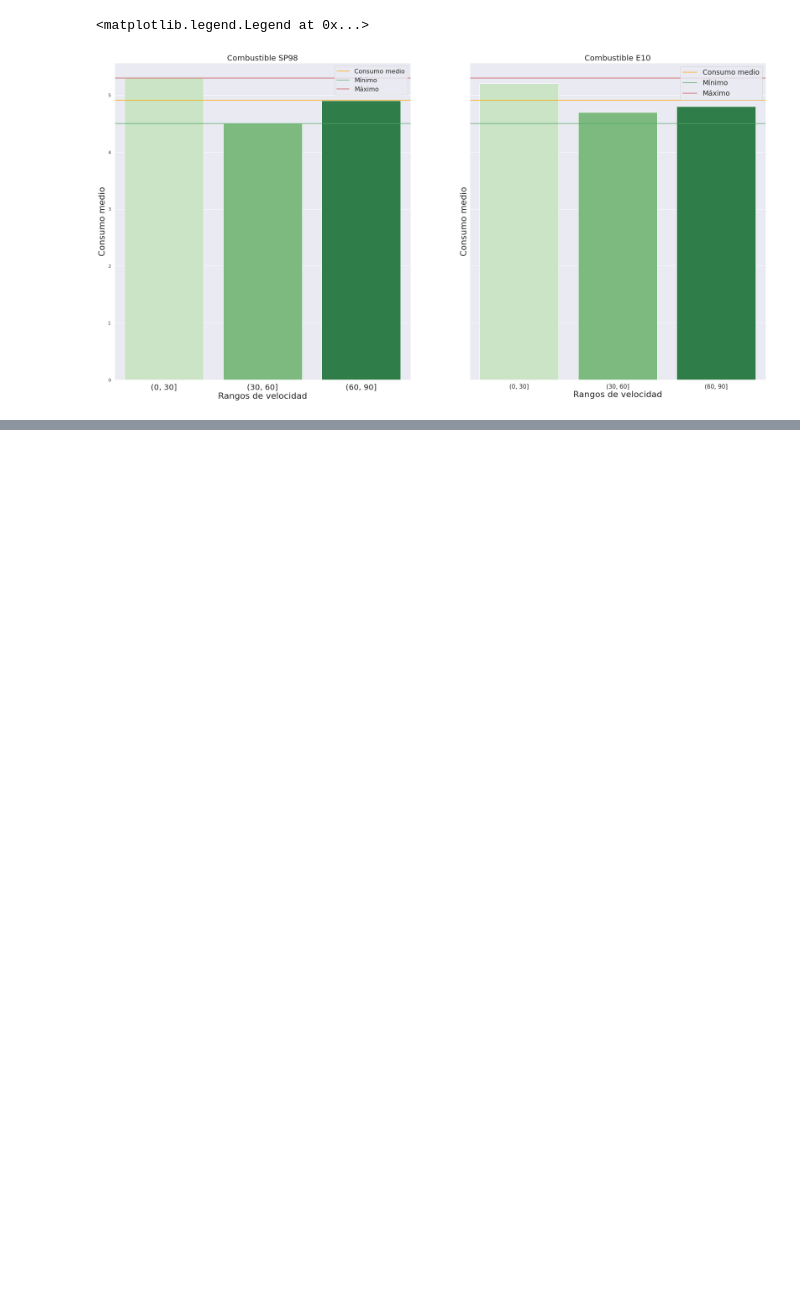
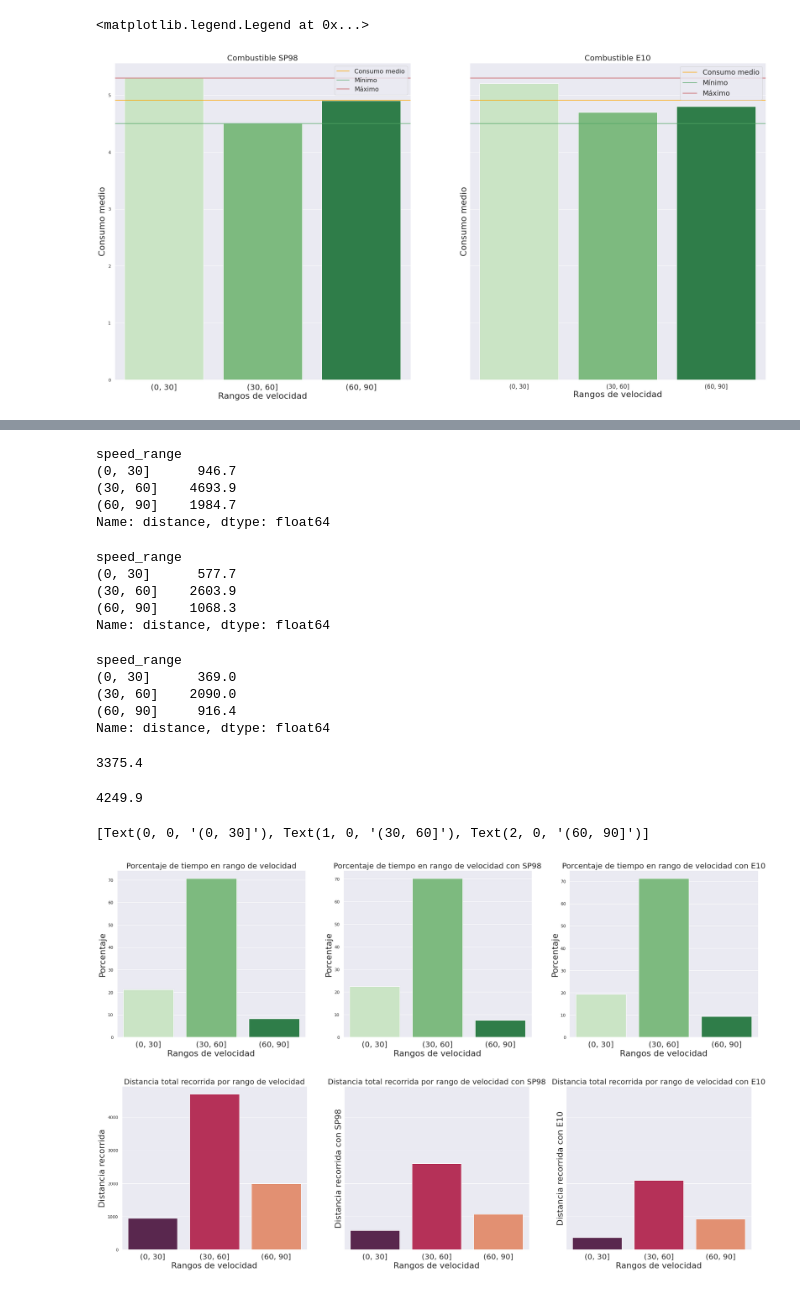
Before and after one commit to as-Solo/reto_data, a Jupyter notebook: notebooks/02_Visualizacion.ipynb, the cells around one changed output, grey strips where cells are left out. Saved outputs shown, nothing was run; the diff lists cells and outputs as text; code cells hidden in the pictures; blank space fills up the shorter version.

```diff
--- a/notebooks/02_Visualizacion.ipynb
+++ b/notebooks/02_Visualizacion.ipynb
@@ -278,0 +355,80 @@ percent.set_xticklabels(porcentaje.index, fontdict = {'fontsize' : 20})
+# %%
+distancias = round((df.distance.groupby(df.speed_range).sum()), 2)
+distancias
+# %% [output]
+speed_range
+(0, 30]      946.7
+(30, 60]    4693.9
+(60, 90]    1984.7
+Name: distance, dtype: float64
+# %%
+distancias_SP98 = round((df.distance[df.gas_type == 'SP98'].groupby(df.speed_range).sum()), 2)
+distancias_SP98
+# %% [output]
+speed_range
+(0, 30]      577.7
+(30, 60]    2603.9
+(60, 90]    1068.3
+Name: distance, dtype: float64
+# %%
+distancias_E10 = round((df.distance[df.gas_type == 'E10'].groupby(df.speed_range).sum()), 2)
+distancias_E10
+# %% [output]
+speed_range
+(0, 30]      369.0
+(30, 60]    2090.0
+(60, 90]     916.4
+Name: distance, dtype: float64
+# %%
+df.distance[df.gas_type == 'E10'].sum()
+# %% [output]
+3375.4
+# %%
+df.distance[df.gas_type == 'SP98'].sum()
+# %% [output]
+4249.9
+# %%
+fig, ax3 = plt.subplots(ncols=3, figsize=(30, 8))
+
+percent = sns.barplot(x = porcentaje.index, y = porcentaje.values, palette = 'Greens', ax = ax3[0])
+percent.set_xlabel("Rangos de velocidad", fontsize = 22)
+percent.set_ylabel("Porcentaje", fontsize = 22)
+percent.set_title("Porcentaje de tiempo en rango de velocidad", fontsize = 20)
+percent.set_xticklabels(porcentaje.index, fontdict = {'fontsize' : 20})
+
+percent_SP98 = sns.barplot(x = porcentaje_SP98.index, y = porcentaje_SP98.values, palette = 'Greens', ax = ax3[1])
+percent_SP98.set_xlabel("Rangos de velocidad", fontsize = 22)
+percent_SP98.set_ylabel("Porcentaje", fontsize = 22)
+percent_SP98.set_title("Porcentaje de tiempo en rango de velocidad con SP98", fontsize = 20)
+percent_SP98.set_xticklabels(porcentaje_SP98.index, fontdict = {'fontsize' : 20})
+
+percent_E10 = sns.barplot(x = porcentaje_E10.index, y = porcentaje_E10.values, palette = 'Greens', ax = ax3[2])
+percent_E10.set_xlabel("Rangos de velocidad", fontsize = 22)
+percent_E10.set_ylabel("Porcentaje", fontsize = 22)
+percent_E10.set_title("Porcentaje de tiempo en rango de velocidad con E10", fontsize = 20)
+percent_E10.set_xticklabels(porcentaje_E10.index, fontdict = {'fontsize' : 20})
+
+
+fig, ax4 = plt.subplots(ncols=3, figsize=(30, 8), sharey = True)
+
+dist_total = sns.barplot(x = distancias.index, y = distancias.values, palette = 'rocket', ax = ax4[0])
+dist_total.set_xlabel("Rangos de velocidad", fontsize = 22)
+dist_total.set_ylabel("Distancia recorrida", fontsize = 22)
+dist_total.set_title("Distancia total recorrida por rango de velocidad", fontsize = 20)
+dist_total.set_xticklabels(porcentaje.index, fontdict = {'fontsize' : 20})
+
+dist_total_SP98 = sns.barplot(x = distancias_SP98.index, y = distancias_SP98.values, palette = 'rocket', ax = ax4[1])
+dist_total_SP98.set_xlabel("Rangos de velocidad", fontsize = 22)
+dist_total_SP98.set_ylabel("Distancia recorrida con SP98", fontsize = 22)
+dist_total_SP98.set_title("Distancia total recorrida por rango de velocidad con SP98", fontsize = 20)
+dist_total_SP98.set_xticklabels(porcentaje_SP98.index, fontdict = {'fontsize' : 20})
+
+dist_total_E10 = sns.barplot(x = distancias_E10.index, y = distancias_E10.values, palette = 'rocket', ax = ax4[2])
+dist_total_E10.set_xlabel("Rangos de velocidad", fontsize = 22)
+dist_total_E10.set_ylabel("Distancia recorrida con E10", fontsize = 22)
+dist_total_E10.set_title("Distancia total recorrida por rango de velocidad con E10", fontsize = 20)
+dist_total_E10.set_xticklabels(porcentaje_E10.index, fontdict = {'fontsize' : 20})
+# %% [output]
+[Text(0, 0, '(0, 30]'), Text(1, 0, '(30, 60]'), Text(2, 0, '(60, 90]')]
+[figure, added]
+[figure, added]
```
Also changed, not shown: parts of 24 cells of this notebook, 5 other files.
